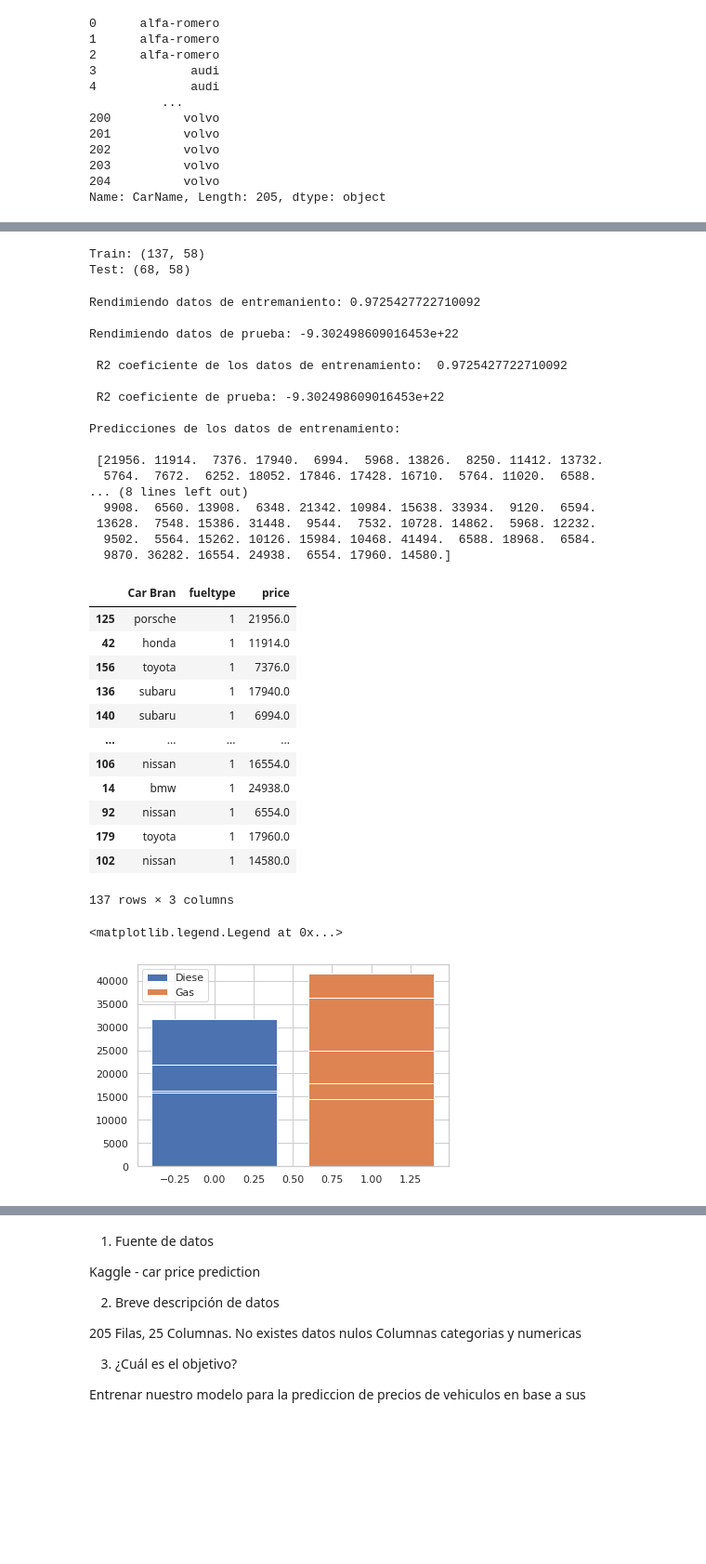
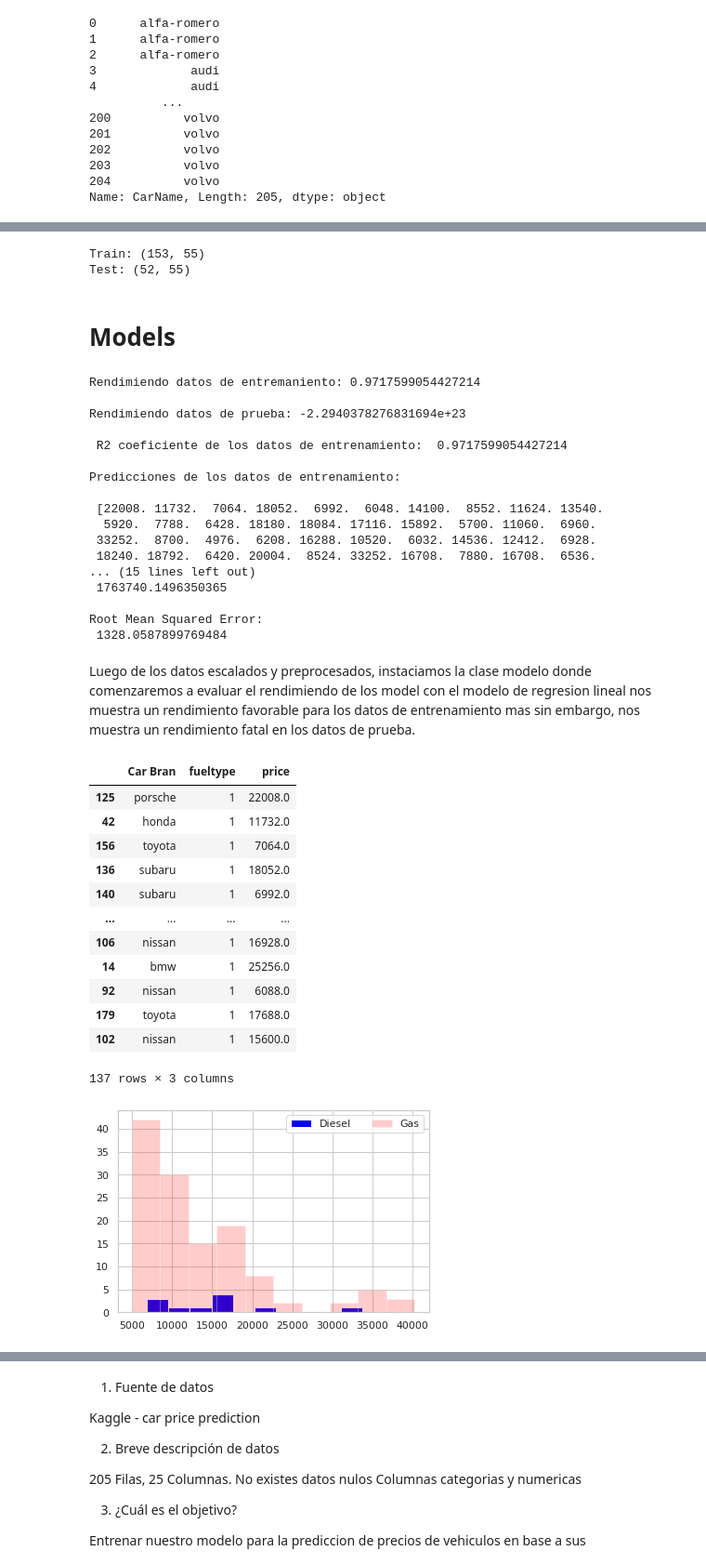
Before and after one commit to jcsnuesi/Car-price-prediction-, a Jupyter notebook: Proyecto_2_Parte_4_Price_Car_prediction.ipynb, the cells around one changed output, grey strips where cells are left out. Shown at 93% size. Drawn from its saved outputs; the diff is of its cells as text; code cells hidden in the pictures; blank space fills up the shorter version.

```diff
--- a/Proyecto_2_Parte_4_Price_Car_prediction.ipynb
+++ b/Proyecto_2_Parte_4_Price_Car_prediction.ipynb
@@ -107,7 +126,7 @@ class ReadyToWork:
     col_details = {}
 
     for col in cat_cols(self.dataSet):
-        col_details[col] = self.dataSet[col].unique()
+        col_details[col] = list(self.dataSet[col].unique())
 
     return col_details
 
@@ -249,7 +286,7 @@ Name: carbody, dtype: int64
 
 ************Codification completed***************
 # %%
-drop_cols = ['car_ID', 'symboling','wheelbase','boreratio','enginesize','stroke','compressionratio','curbweight','peakrpm']
+drop_cols = ['car_ID', 'symboling','wheelbase','boreratio','enginesize','stroke','compressionratio','peakrpm']
 # Param 1: columns to drop, Param 2: axis (0 row of column, 1 complete column)
 cleaned_dataset = ready_class.cleaner(drop_cols,1)
 # %%
@@ -374,6 +455,6 @@ plt.legend(['Diesel','Gas'])
 # %%
 X = cleaned_dataset.drop(columns='price')
-y =  cleaned_dataset['price']
+y = cleaned_dataset['price']
 
-X_train, X_test, y_train, y_test = train_test_split(X, y, test_size=0.33, random_state=42)
+X_train, X_test, y_train, y_test = train_test_split(X, y,random_state=42)
 # %%
@@ -396,7 +481,7 @@ print(y_test.shape)
 cat_selector = make_column_selector(dtype_include='object')
 num_selector = make_column_selector(dtype_include='number')
 
-ohe = OneHotEncoder(handle_unknown='ignore', sparse=False)
+ohe = OneHotEncoder(handle_unknown='ignore')
 scaler = StandardScaler()
 
 cat_col = cat_selector(X_train)
@@ -405,7 +490,7 @@ num_col = num_selector(X_train)
 cat_tupla =  (ohe,cat_col)
 num_tupla =  (scaler,num_col)
 
-preprocessing = make_column_transformer(cat_tupla,num_tupla)
+preprocessing = make_column_transformer(cat_tupla,num_tupla, remainder = 'passthrough')
 # %%
 X_train_processed = preprocessing.fit_transform(X_train)
 X_test_processed = preprocessing.transform(X_test)
@@ -413,8 +498,8 @@ X_test_processed = preprocessing.transform(X_test)
 print('Train:',X_train_processed.shape)
 print('Test:',X_test_processed.shape)
 # %% [output]
-Train: (137, 58)
-Test: (68, 58)
+Train: (153, 55)
+Test: (52, 55)
 # %%
 class Models:
 
@@ -481,48 +574,52 @@ class Models:
     return knn_predict
 
 chooseModel = Models(X_train_processed,X_test_processed, y_train, y_test)
+# %% [markdown]
+# Models
 # %%
 # No hyperparams
 preds = chooseModel.LinealRegression()
 # %% [output]
-Rendimiendo datos de entremaniento: 0.9725427722710092
+Rendimiendo datos de entremaniento: 0.9717599054427214
 
-Rendimiendo datos de prueba: -9.302498609016453e+22
+Rendimiendo datos de prueba: -2.2940378276831694e+23
 
- R2 coeficiente de los datos de entrenamiento:  0.9725427722710092
-
- R2 coeficiente de prueba: -9.302498609016453e+22
+ R2 coeficiente de los datos de entrenamiento:  0.9717599054427214
 
 Predicciones de los datos de entrenamiento:
 
- [21956. 11914.  7376. 17940.  6994.  5968. 13826.  8250. 11412. 13732.
-  5764.  7672.  6252. 18052. 17846. 17428. 16710.  5764. 11020.  6588.
-... (8 lines left out)
-  9908.  6560. 13908.  6348. 21342. 10984. 15638. 33934.  9120.  6594.
- 13628.  7548. 15386. 31448.  9544.  7532. 10728. 14862.  5968. 12232.
-  9502.  5564. 15262. 10126. 15984. 10468. 41494.  6588. 18968.  6584.
-  9870. 36282. 16554. 24938.  6554. 17960. 14580.]
+ [22008. 11732.  7064. 18052.  6992.  6048. 14100.  8552. 11624. 13540.
+  5920.  7788.  6428. 18180. 18084. 17116. 15892.  5700. 11060.  6960.
+ 33252.  8700.  4976.  6208. 16288. 10520.  6032. 14536. 12412.  6928.
+ 18240. 18792.  6420. 20004.  8524. 33252. 16708.  7880. 16708.  6536.
+... (15 lines left out)
+ 1763740.1496350365
+
+Root Mean Squared Error:
+ 1328.0587899769484
+# %% [markdown]
+Luego de los datos escalados y preprocesados, instaciamos la clase modelo donde comenzaremos a evaluar el rendimiendo de los model con el modelo de regresion lineal nos muestra un rendimiento favorable para los datos de entrenamiento mas sin embargo, nos muestra un rendimiento fatal en los datos de prueba.
 # %%
 car_df_rl = pd.DataFrame({'Car Bran':X_train['CarName'],'fueltype':X_train['fueltype'], 'price': preds})
 car_df_rl
 # %% [output]
 |  | Car Bran | fueltype | price |
-| 125 | porsche | 1 | 21956.0 |
-| 42 | honda | 1 | 11914.0 |
-| 156 | toyota | 1 | 7376.0 |
-| 136 | subaru | 1 | 17940.0 |
-| 140 | subaru | 1 | 6994.0 |
+| 125 | porsche | 1 | 22008.0 |
+| 42 | honda | 1 | 11732.0 |
+| 156 | toyota | 1 | 7064.0 |
+| 136 | subaru | 1 | 18052.0 |
+| 140 | subaru | 1 | 6992.0 |
 | ... | ... | ... | ... |
-| 106 | nissan | 1 | 16554.0 |
-| 14 | bmw | 1 | 24938.0 |
-| 92 | nissan | 1 | 6554.0 |
-| 179 | toyota | 1 | 17960.0 |
-| 102 | nissan | 1 | 14580.0 |
+| 106 | nissan | 1 | 16928.0 |
+| 14 | bmw | 1 | 25256.0 |
+| 92 | nissan | 1 | 6088.0 |
+| 179 | toyota | 1 | 17688.0 |
+| 102 | nissan | 1 | 15600.0 |
 137 rows × 3 columns
 # %%
-plt.bar(car_df_rl.fueltype[car_df_rl.fueltype==0],car_df_rl.price[car_df_rl.fueltype==0])
-plt.bar(car_df_rl.fueltype[car_df_rl.fueltype==1],car_df_rl.price[car_df_rl.fueltype==1])
-plt.legend(['Diese','Gas'])
+plt.hist(car_df_rl.price[car_df_rl.fueltype==0], label='Diesel', color="blue")
+plt.hist(car_df_rl.price[car_df_rl.fueltype==1],label='Gas' , color="red", alpha=0.2)
+plt.legend(ncol=2)
+plt.show()
 # %% [output]
-<matplotlib.legend.Legend at 0x...>
-[figure, old version]
+[figure, new version]
```
Also changed, not shown: parts of 51 cells of this notebook.
